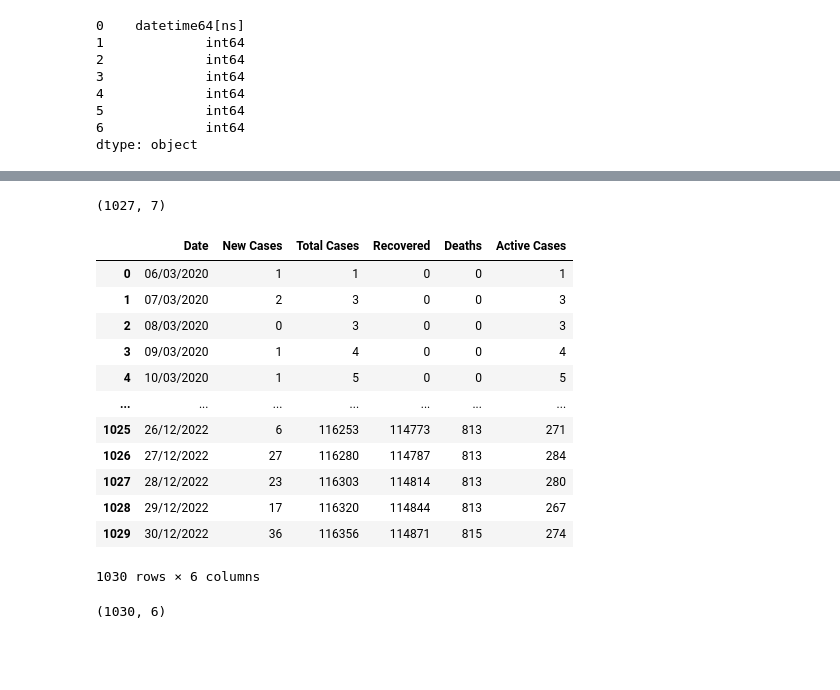
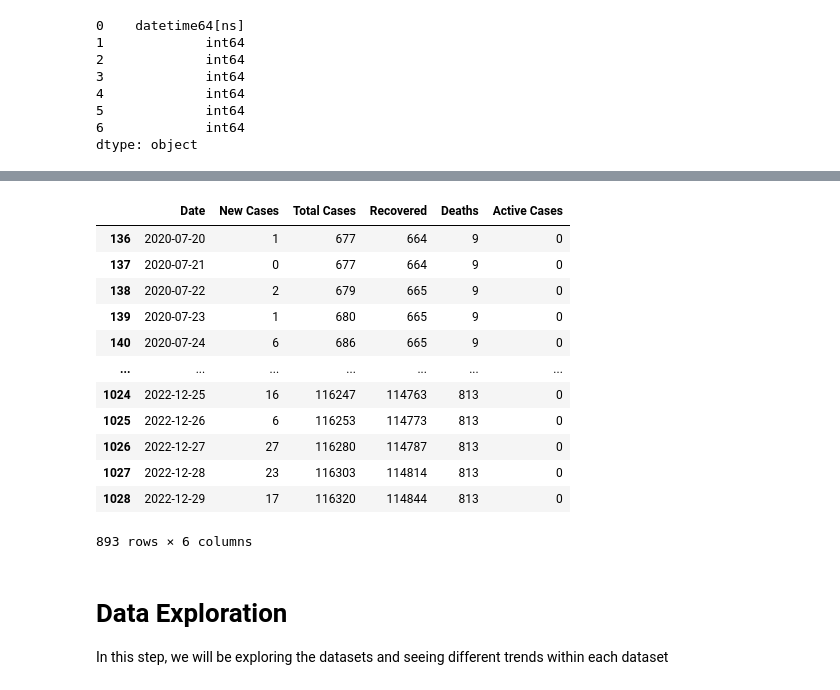
Before and after one commit to rob5194/Module9-Discussion, a Jupyter notebook: Discussion.ipynb, the cells around one changed output, grey strips where cells are left out. Cells and saved outputs as stored; diff of their text form; code cells hidden in the pictures; blank space fills up the shorter version.

```diff
--- a/Discussion.ipynb
+++ b/Discussion.ipynb
@@ -52,13 +26,28 @@ def chr_int(a):
     else:
         return 0
 
-data=[]
+AQIdata=[]
 for line in AQIfile:
-    data1=line.split(', ')
+    data1=line.split(',')
     if len(data1)==7:
-        data.append([pd.to_datetime(data1[0],format="%Y/%m/%d"),chr_int(data1[1]),chr_int(data1[2]),chr_int(data1[3]),chr_int(data1[4]),chr_int(data1[5]),chr_int(data1[6])])
+        AQIdata.append([pd.to_datetime(data1[0],format="%d/%m/%Y"),chr_int(data1[1]),chr_int(data1[2]),chr_int(data1[3]),chr_int(data1[4]),chr_int(data1[5]),chr_int(data1[6])])
+
+covidtestsdata=[]
+for line in CovidTestsfile:
+    data1=line.split(',')
+    if len(data1)==7:
+        covidtestsdata.append([pd.to_datetime(data1[0],format="%d/%m/%Y"),chr_int(data1[1]),chr_int(data1[2]),chr_int(data1[3]),chr_int(data1[4]),chr_int(data1[5]),chr_int(data1[6])])
+
+covidcases=[]
+for line in CovidCasesfile:
+    data1=line.split(',')
+    if len(data1)==6:
+        covidcases.append([pd.to_datetime(data1[0],format="%d/%m/%Y"),chr_int(data1[1]),chr_int(data1[2]),chr_int(data1[3]),chr_int(data1[4]),chr_int(data1[5])])
 # %%
-aqi_df = pd.DataFrame(data)
+
+aqi_df = pd.DataFrame(AQIdata)
+covidtests_df = pd.DataFrame(covidtestsdata)
+covidcases_df = pd.DataFrame(covidcases)
 # %%
 aqi_df.dtypes
 # %% [output]
@@ -73,7 +83,10 @@ dtype: object
 # %%
-aqi_df.columns = ["date", "pm25", "pm10", "o3",
+aqi_df.columns = ["Date", "pm25", "pm10", "o3",
                 "no2", "so2", "co"]
 
 
-#aqi_df = aqi_df.iloc[1: , :]
+covidtests_df.columns = ["Date","NAA tests in previous day","Total NAA tests","Rapid antigen tests in previous day","Total rapid antigen tests",
+                         "NAA and rapid antigen tests in previous day","Total NAA and rapid antigen tests"]
+
+covidcases_df.columns = ["Date","New Cases","Total Cases","Recovered","Deaths","Active Cases"]
 # %%
@@ -91,24 +94,0 @@ aqi_df.head()
-# %%
-aqi_df.shape
-# %% [output]
-(1027, 7)
-# %%
-covid_df
-# %% [output]
-|  | Date | New Cases | Total Cases | Recovered | Deaths | Active Cases |
-| 0 | 06/03/2020 | 1 | 1 | 0 | 0 | 1 |
-| 1 | 07/03/2020 | 2 | 3 | 0 | 0 | 3 |
-| 2 | 08/03/2020 | 0 | 3 | 0 | 0 | 3 |
-| 3 | 09/03/2020 | 1 | 4 | 0 | 0 | 4 |
-| 4 | 10/03/2020 | 1 | 5 | 0 | 0 | 5 |
-| ... | ... | ... | ... | ... | ... | ... |
-| 1025 | 26/12/2022 | 6 | 116253 | 114773 | 813 | 271 |
-| 1026 | 27/12/2022 | 27 | 116280 | 114787 | 813 | 284 |
-| 1027 | 28/12/2022 | 23 | 116303 | 114814 | 813 | 280 |
-| 1028 | 29/12/2022 | 17 | 116320 | 114844 | 813 | 267 |
-| 1029 | 30/12/2022 | 36 | 116356 | 114871 | 815 | 274 |
-1030 rows × 6 columns
-# %%
-covid_df.shape
-# %% [output]
-(1030, 6)
@@ -114,0 +98,23 @@ covid_df.shape
+# %%
+covidcases_df = covidcases_df[covidcases_df.Date >= '2020-07-20']
+covidcases_df = covidcases_df.sort_values('Date')
+# %%
+covidcases_df
+# %% [output]
+|  | Date | New Cases | Total Cases | Recovered | Deaths | Active Cases |
+| 136 | 2020-07-20 | 1 | 677 | 664 | 9 | 0 |
+| 137 | 2020-07-21 | 0 | 677 | 664 | 9 | 0 |
+| 138 | 2020-07-22 | 2 | 679 | 665 | 9 | 0 |
+| 139 | 2020-07-23 | 1 | 680 | 665 | 9 | 0 |
+| 140 | 2020-07-24 | 6 | 686 | 665 | 9 | 0 |
+| ... | ... | ... | ... | ... | ... | ... |
+| 1024 | 2022-12-25 | 16 | 116247 | 114763 | 813 | 0 |
+| 1025 | 2022-12-26 | 6 | 116253 | 114773 | 813 | 0 |
+| 1026 | 2022-12-27 | 27 | 116280 | 114787 | 813 | 0 |
+| 1027 | 2022-12-28 | 23 | 116303 | 114814 | 813 | 0 |
+| 1028 | 2022-12-29 | 17 | 116320 | 114844 | 813 | 0 |
+893 rows × 6 columns
+# %% [markdown]
+# Data Exploration
+
+In this step, we will be exploring the datasets and seeing different trends within each dataset
```
Also changed, not shown: parts of 20 cells of this notebook.
